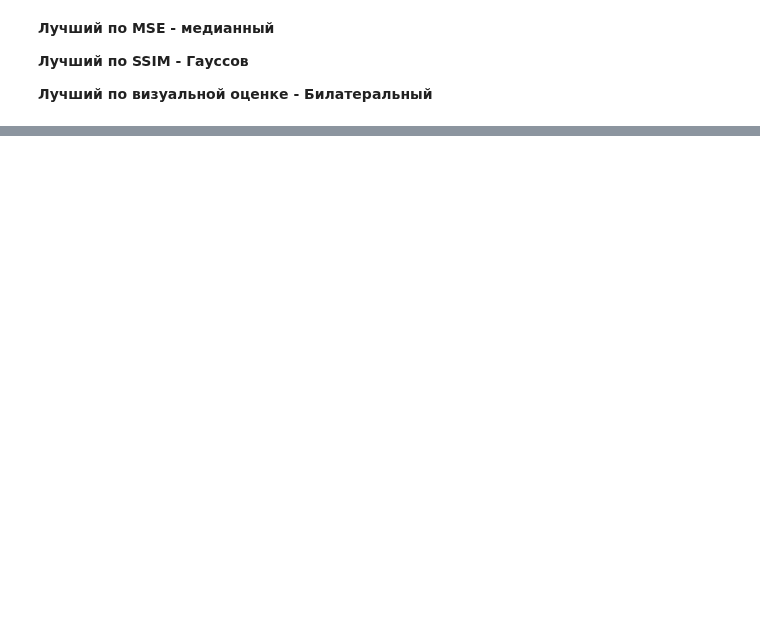
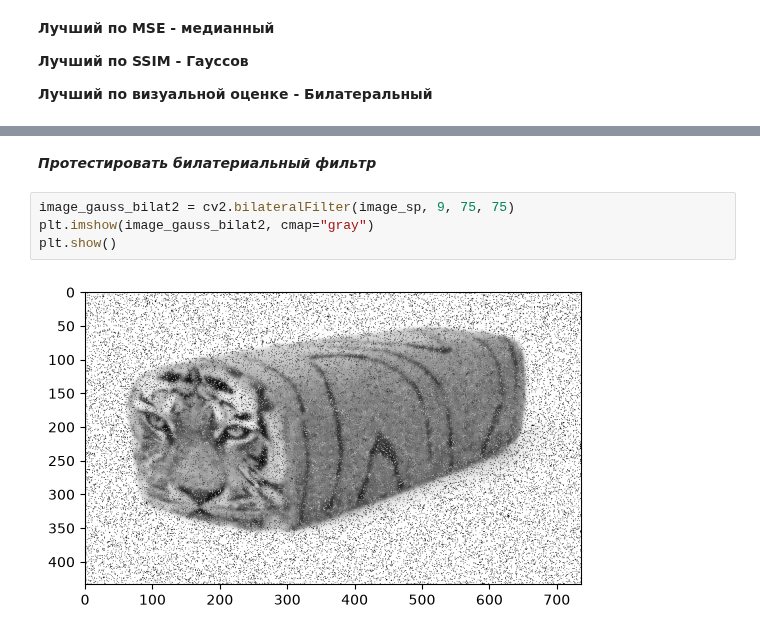
Before and after one commit to IamYarr/CompVisHW, a Jupyter notebook: Task2.ipynb, the cells around one changed output, grey strips where cells are left out. Cells and saved outputs as stored; diff of their text form; blank space fills up the shorter version.

```diff
--- a/Task2.ipynb
+++ b/Task2.ipynb
@@ -103,0 +124,8 @@ NL 32                     | MSE: 690.44 | SSIM: 0.7814
+# %% [markdown]
+***Протестировать билатериальный фильтр***
+# %%
+image_gauss_bilat2 = cv2.bilateralFilter(image_sp, 9, 75, 75)
+plt.imshow(image_gauss_bilat2, cmap="gray")
+plt.show()
+# %% [output]
+[figure, added]
```
Also changed, not shown: parts of 13 cells of this notebook.
